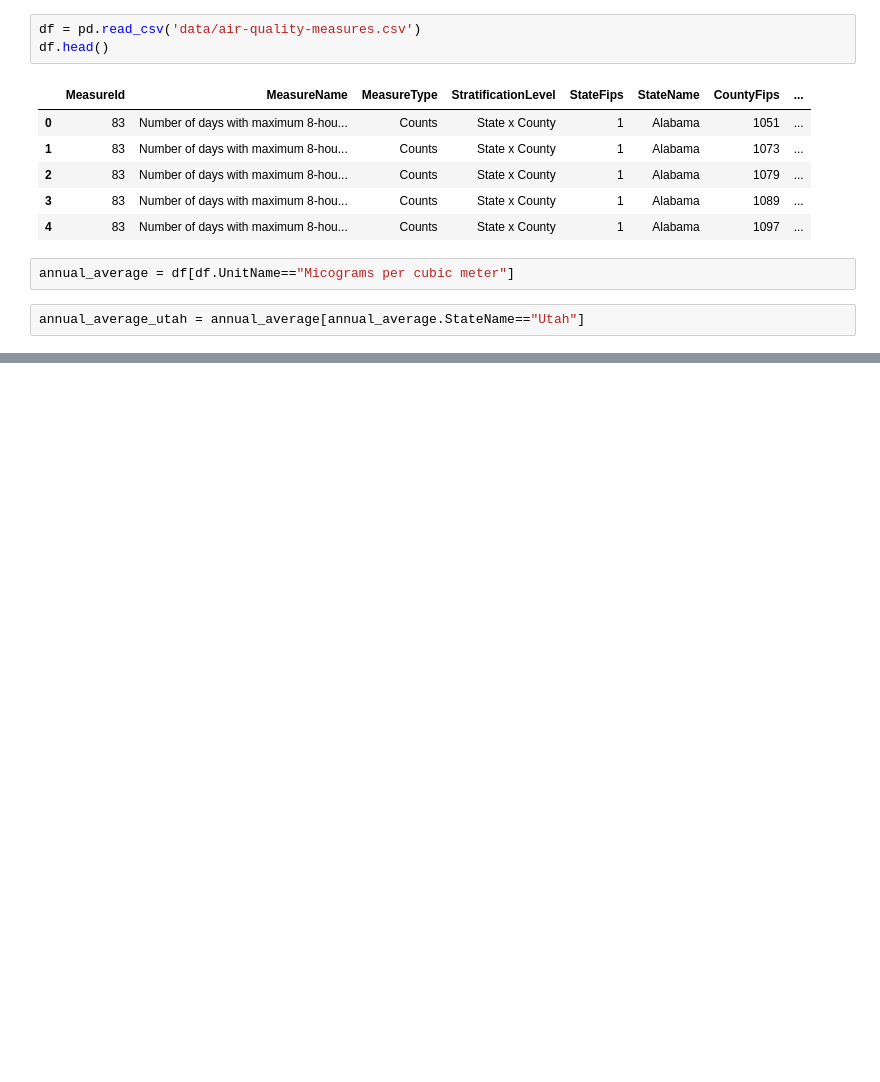
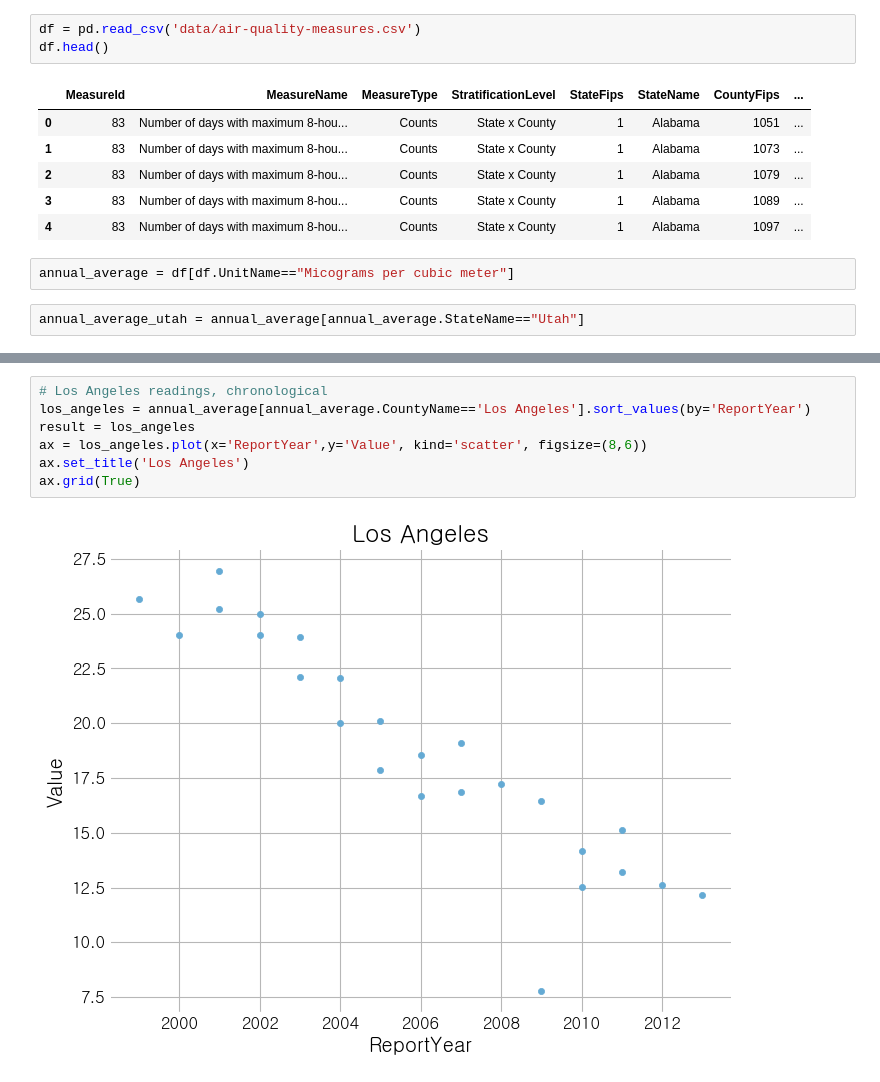
Before and after one commit to vpenney/data-studio, a Jupyter notebook: code/05-air-quality/Air Quality Notebook.ipynb, the cells around one changed output, grey strips where cells are left out. Cells and saved outputs as stored; diff of their text form; blank space fills up the shorter version.

```diff
--- a/code/05-air-quality/Air Quality Notebook.ipynb
+++ b/code/05-air-quality/Air Quality Notebook.ipynb
@@ -74,0 +103,9 @@ IndexError: pop from empty list
+# %%
+# Los Angeles readings, chronological
+los_angeles = annual_average[annual_average.CountyName=='Los Angeles'].sort_values(by='ReportYear')
+result = los_angeles
+ax = los_angeles.plot(x='ReportYear',y='Value', kind='scatter', figsize=(8,6))
+ax.set_title('Los Angeles')
+ax.grid(True)
+# %% [output]
+[figure, added]
```
Also changed, not shown: parts of 9 cells of this notebook.
